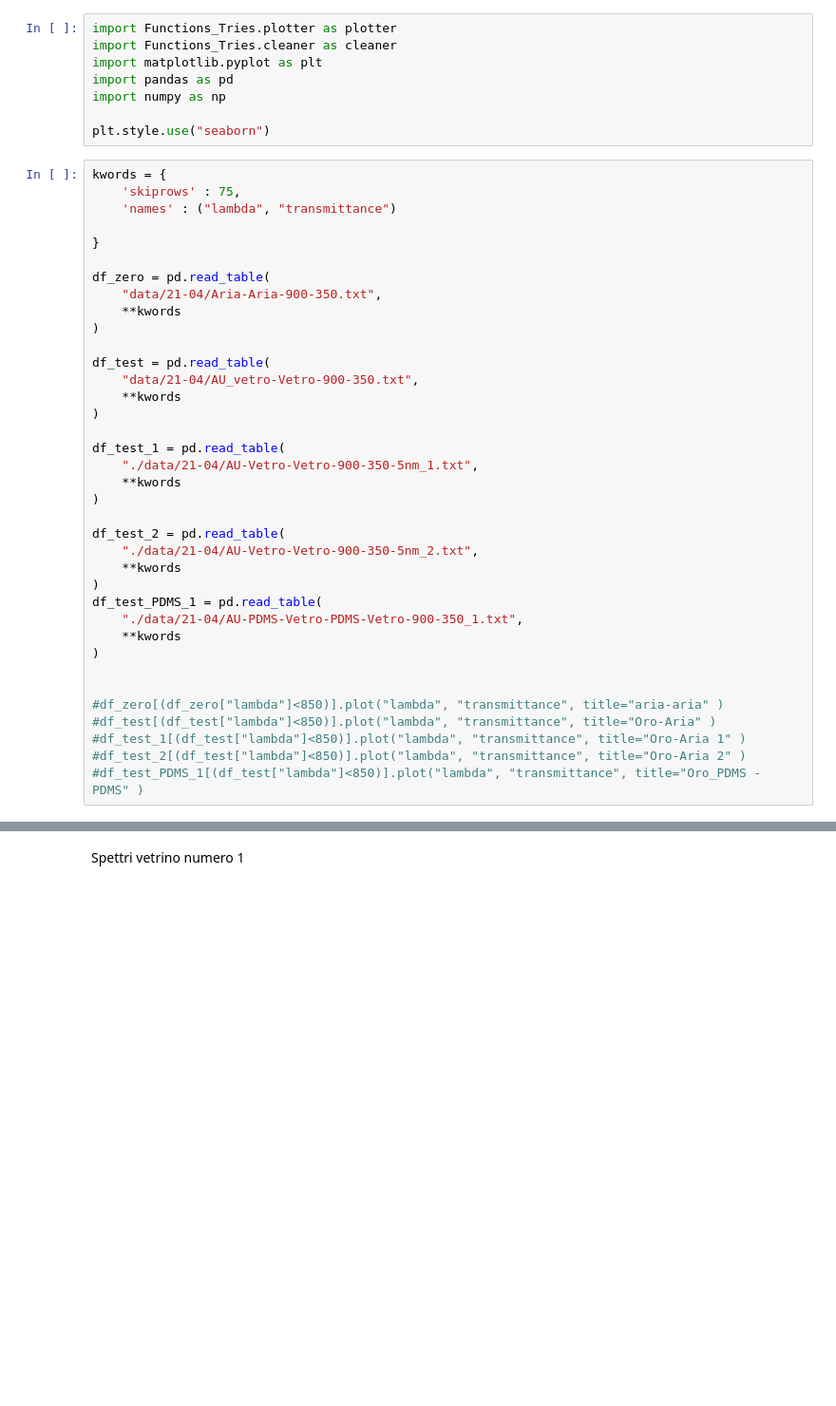
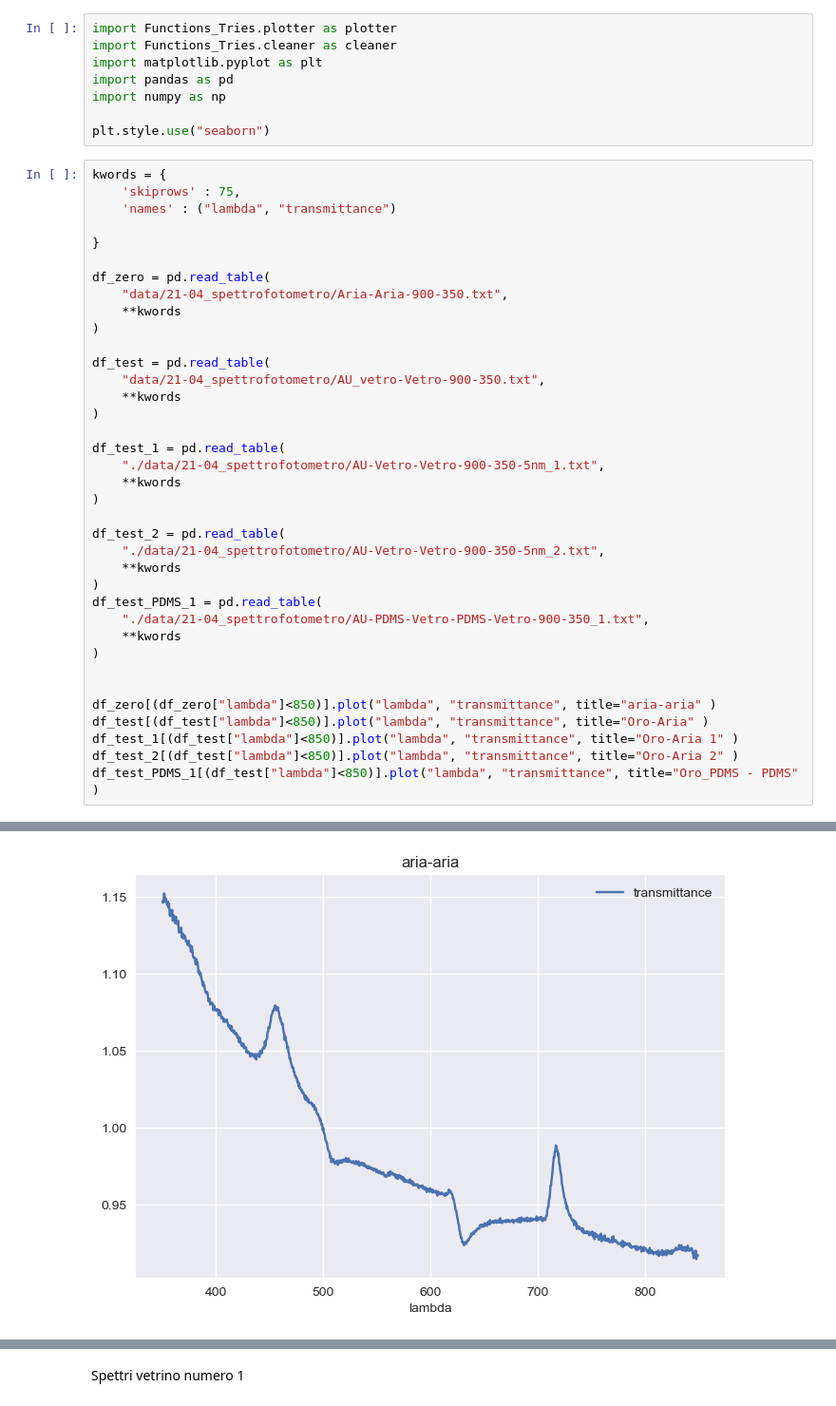
Before and after one commit to RandDouble/lab_mat, a Jupyter notebook: new_graph_21_04.ipynb, the cells around one changed output, grey strips where cells are left out. Shown at 95% size. Saved outputs shown, nothing was run; the diff lists cells and outputs as text; blank space fills up the shorter version.

```diff
--- a/new_graph_21_04.ipynb
+++ b/new_graph_21_04.ipynb
@@ -16,32 +16,33 @@ kwords = {
 }
 
 df_zero = pd.read_table(
-    "data/21-04/Aria-Aria-900-350.txt",
+    "data/21-04_spettrofotometro/Aria-Aria-900-350.txt",
     **kwords
 )
 
 df_test = pd.read_table(
-    "data/21-04/AU_vetro-Vetro-900-350.txt",
+    "data/21-04_spettrofotometro/AU_vetro-Vetro-900-350.txt",
     **kwords
 )
 
 df_test_1 = pd.read_table(
-    "./data/21-04/AU-Vetro-Vetro-900-350-5nm_1.txt",
+    "./data/21-04_spettrofotometro/AU-Vetro-Vetro-900-350-5nm_1.txt",
     **kwords
 )
 
 df_test_2 = pd.read_table(
-    "./data/21-04/AU-Vetro-Vetro-900-350-5nm_2.txt",
+    "./data/21-04_spettrofotometro/AU-Vetro-Vetro-900-350-5nm_2.txt",
     **kwords
 )
 df_test_PDMS_1 = pd.read_table(
-    "./data/21-04/AU-PDMS-Vetro-PDMS-Vetro-900-350_1.txt",
+    "./data/21-04_spettrofotometro/AU-PDMS-Vetro-PDMS-Vetro-900-350_1.txt",
     **kwords
 )
 
 
-#df_zero[(df_zero["lambda"]<850)].plot("lambda", "transmittance", title="aria-aria" )
-#df_test[(df_test["lambda"]<850)].plot("lambda", "transmittance", title="Oro-Aria" )
-#df_test_1[(df_test["lambda"]<850)].plot("lambda", "transmittance", title="Oro-Aria 1" )
-#df_test_2[(df_test["lambda"]<850)].plot("lambda", "transmittance", title="Oro-Aria 2" )
-#df_test_PDMS_1[(df_test["lambda"]<850)].plot("lambda", "transmittance", title="Oro_PDMS - PDMS" )
+df_zero[(df_zero["lambda"]<850)].plot("lambda", "transmittance", title="aria-aria" )
+df_test[(df_test["lambda"]<850)].plot("lambda", "transmittance", title="Oro-Aria" )
+df_test_1[(df_test["lambda"]<850)].plot("lambda", "transmittance", title="Oro-Aria 1" )
+df_test_2[(df_test["lambda"]<850)].plot("lambda", "transmittance", title="Oro-Aria 2" )
+df_test_PDMS_1[(df_test["lambda"]<850)].plot("lambda", "transmittance", title="Oro_PDMS - PDMS" )
+# %% [output]
@@ -47,0 +50 @@ df_test_PDMS_1 = pd.read_table(
+[figure, added]
```
Also changed, not shown: parts of 7 cells of this notebook, 33 other files.
